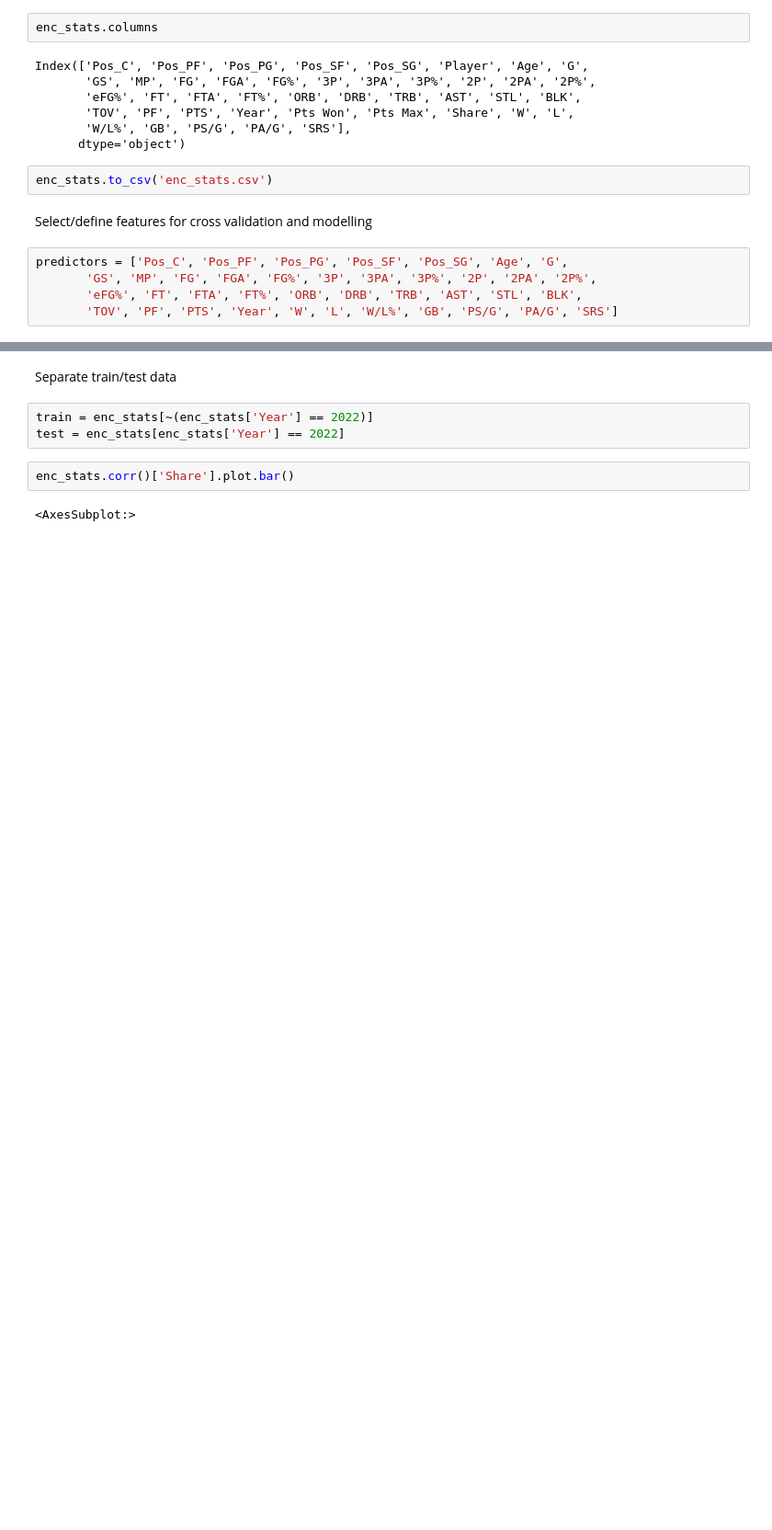
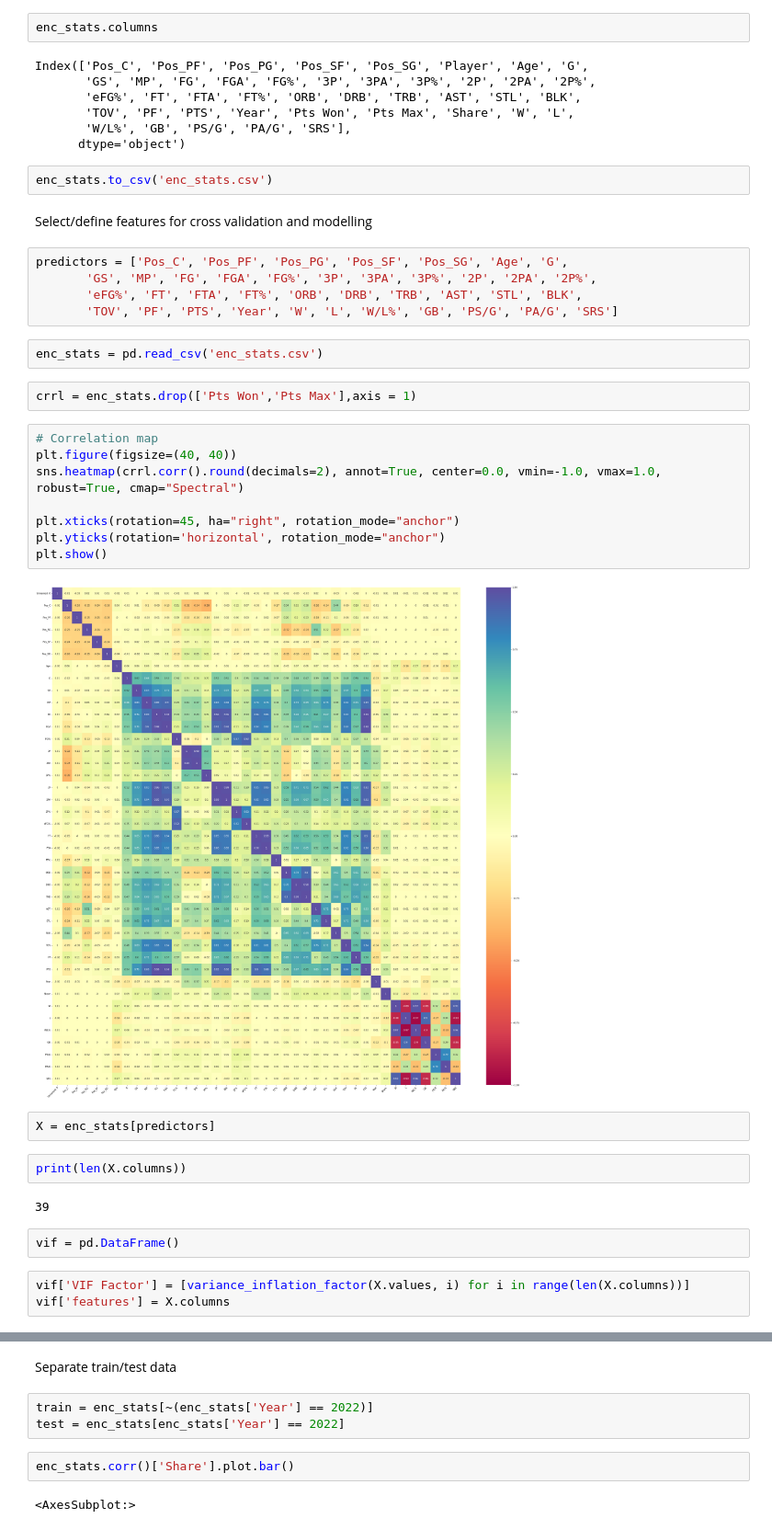
Before and after one commit to Danny-KL-gh/fantasybball, a Jupyter notebook: nba_mvp.ipynb, the cells around one changed output, grey strips where cells are left out. Shown at 92% size. Saved outputs shown, nothing was run; the diff lists cells and outputs as text; blank space fills up the shorter version.

Commit message:
add correlation map for collinearity testing

```diff
--- a/nba_mvp.ipynb
+++ b/nba_mvp.ipynb
@@ -516,3 +519,28 @@ predictors = ['Pos_C', 'Pos_PF', 'Pos_PG', 'Pos_SF', 'Pos_SG', 'Age', 'G',
        'GS', 'MP', 'FG', 'FGA', 'FG%', '3P', '3PA', '3P%', '2P', '2PA', '2P%',
        'eFG%', 'FT', 'FTA', 'FT%', 'ORB', 'DRB', 'TRB', 'AST', 'STL', 'BLK',
        'TOV', 'PF', 'PTS', 'Year', 'W', 'L', 'W/L%', 'GB', 'PS/G', 'PA/G', 'SRS']
+# %%
+enc_stats = pd.read_csv('enc_stats.csv')
+# %%
+crrl = enc_stats.drop(['Pts Won','Pts Max'],axis = 1)
+# %%
+# Correlation map
+plt.figure(figsize=(40, 40))
+sns.heatmap(crrl.corr().round(decimals=2), annot=True, center=0.0, vmin=-1.0, vmax=1.0, robust=True, cmap="Spectral")
+
+plt.xticks(rotation=45, ha="right", rotation_mode="anchor")
+plt.yticks(rotation='horizontal', rotation_mode="anchor")
+plt.show()
+# %% [output]
+[figure, added]
+# %%
+X = enc_stats[predictors]
+# %%
+print(len(X.columns))
+# %% [output]
+39
+# %%
+vif = pd.DataFrame()
+# %%
+vif['VIF Factor'] = [variance_inflation_factor(X.values, i) for i in range(len(X.columns))]
+vif['features'] = X.columns
```
Also changed, not shown: parts of 10 cells of this notebook.
